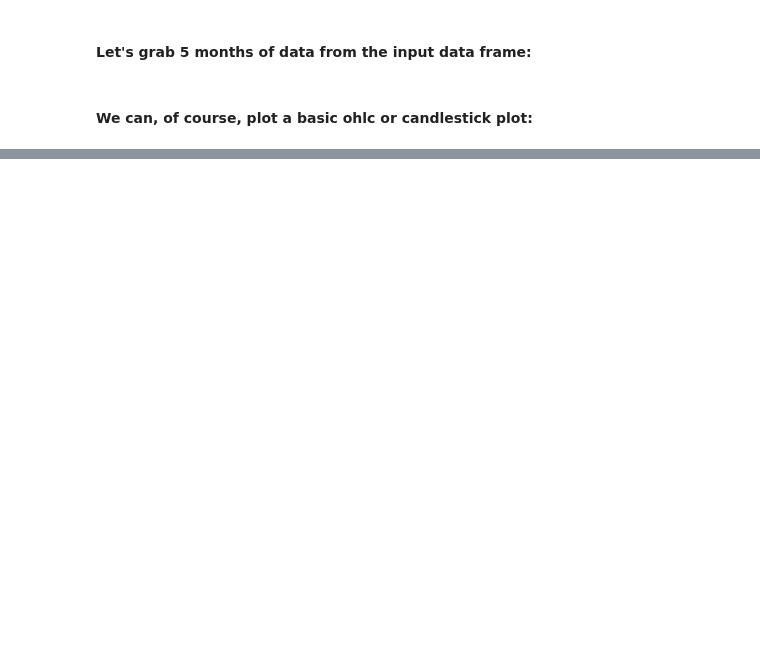
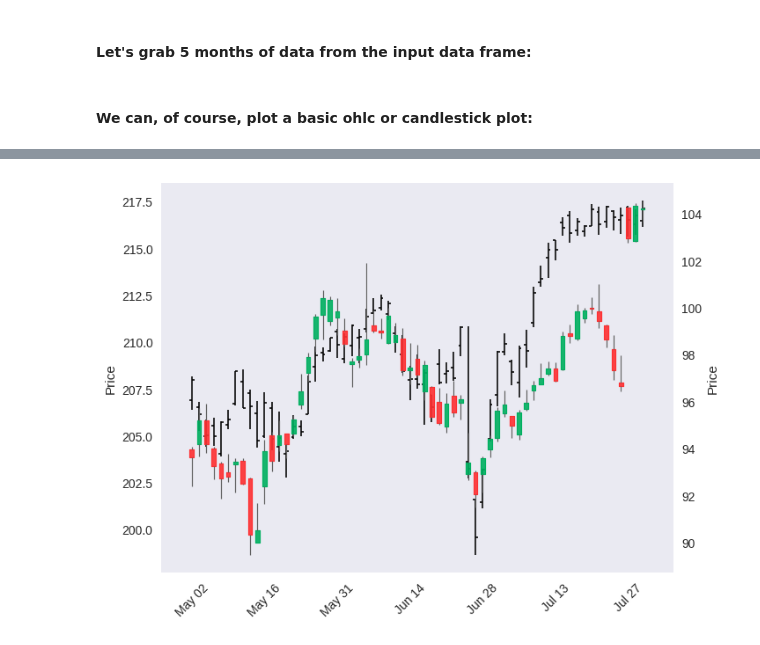
Before and after one commit to matplotlib/mplfinance, a Jupyter notebook: examples/external_axes.ipynb, the cells around one changed output, grey strips where cells are left out. Saved outputs shown, nothing was run; the diff lists cells and outputs as text; code cells hidden in the pictures; blank space fills up the shorter version.

Commit message:
more external axes examples, and small bug fix

```diff
--- a/examples/external_axes.ipynb
+++ b/examples/external_axes.ipynb
@@ -144,0 +131,7 @@ mpf.plot(df,type='candle',ax=ax4,figscale=1.5,style='sas')
+# %%
+aapl = pd.read_csv('data/yahoofinance-AAPL-20040819-20180120.csv',index_col='Date',parse_dates=True)
+goog = pd.read_csv('data/yahoofinance-GOOG-20040819-20180120.csv',index_col='Date',parse_dates=True)
+spy  = pd.read_csv('data/yahoofinance-SPY-20080101-20180101.csv',index_col='Date',parse_dates=True)
+aapl = aapl.loc['2016-05-01':'2016-07-31']
+goog = goog.loc['2016-05-01':'2016-07-31']
+spy  = spy.loc['2016-05-01':'2016-07-31']
@@ -147,11 +157,0 @@ fig
-# %%
-prefix = '../../examples/data/'
-aapl = pd.read_csv(prefix+'yahoofinance-AAPL-20040819-20180120.csv',index_col='Date',parse_dates=True)
-goog = pd.read_csv(prefix+'yahoofinance-GOOG-20040819-20180120.csv',index_col='Date',parse_dates=True)
-spy  = pd.read_csv(prefix+'yahoofinance-SPY-20080101-20180101.csv',index_col='Date',parse_dates=True)
-aapl = aapl.loc['2016-05-01':'2016-07-31']
-goog = goog.loc['2016-05-01':'2016-07-31']
-spy = spy.loc['2016-05-01':'2016-07-31']
-aapl.tail(2)
-goog.tail(2)
-spy.tail(2)
@@ -190,3 +175,12 @@ mpf.plot(aapl,type='candle',style='yahoo',addplot=ap)
+# %%
+s = mpf.make_mpf_style(base_mpl_style='seaborn',rc={'axes.grid':False})
+fig = mpf.figure(style=s,figsize=(7.5,5.75))
+ax1 = fig.subplot()
+ax2 = ax1.twinx()
+mpf.plot(spy ,ax=ax1,type='ohlc',style='default')
+mpf.plot(aapl,ax=ax2,type='candle',style='yahoo')
+# %% [output]
+[figure, added]
 # %%
 %%capture
 plt.style.use('seaborn')
```
Also changed, not shown: parts of 33 cells of this notebook, 1 other file.
